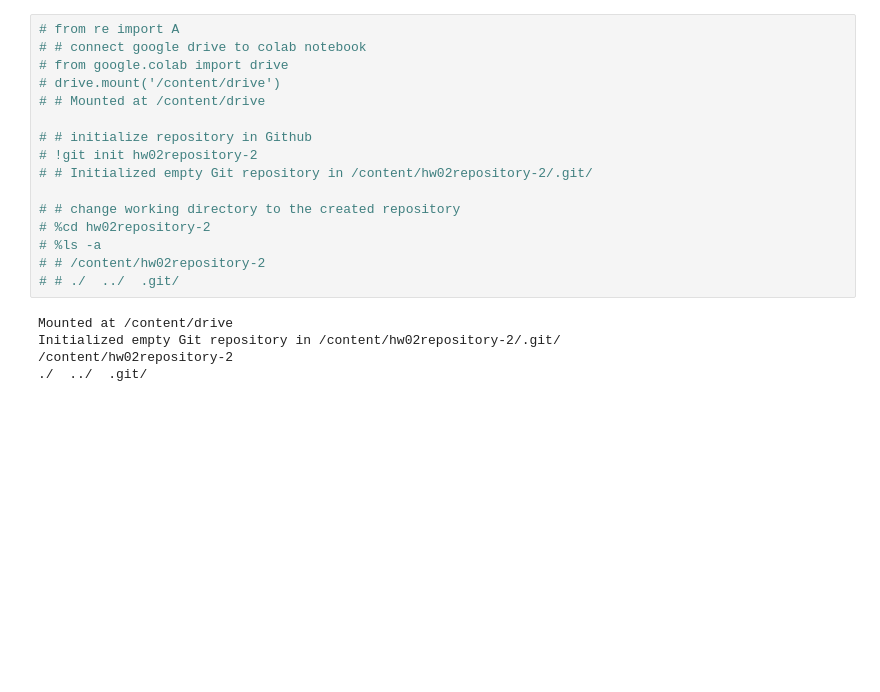
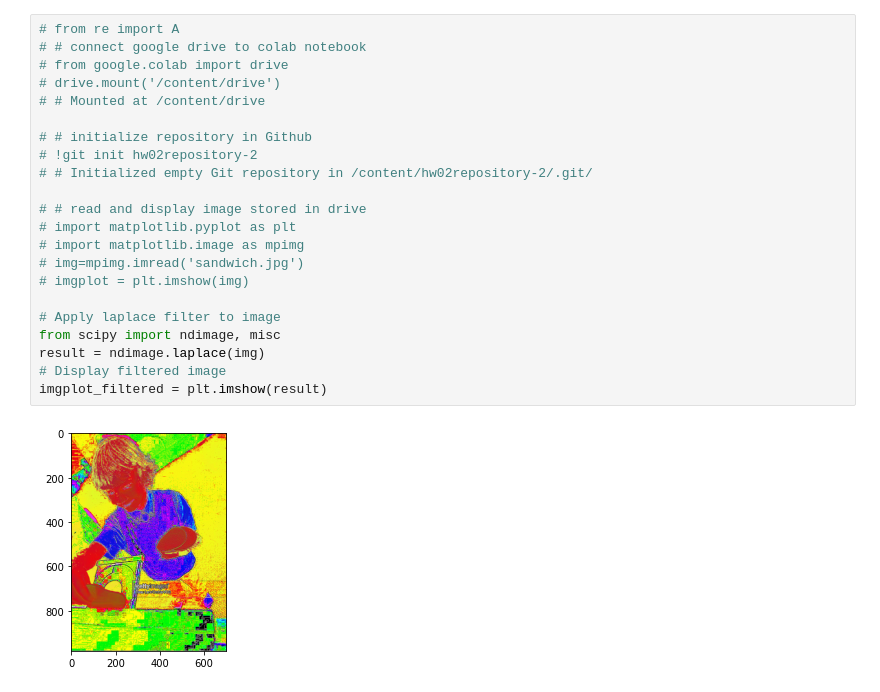
Before and after one commit to SSbmen/hw02repository, a Jupyter notebook: Hw02_shahub_2_ipynb.ipynb, the cells around one changed output. Saved outputs shown, nothing was run; the diff lists cells and outputs as text; blank space fills up the shorter version.

```diff
--- a/Hw02_shahub_2_ipynb.ipynb
+++ b/Hw02_shahub_2_ipynb.ipynb
@@ -3,21 +3,24 @@
 # %%
 # from re import A
 # # connect google drive to colab notebook
 # from google.colab import drive
 # drive.mount('/content/drive')
 # # Mounted at /content/drive
 
 # # initialize repository in Github
 # !git init hw02repository-2
 # # Initialized empty Git repository in /content/hw02repository-2/.git/
 
-# # change working directory to the created repository
-# %cd hw02repository-2
-# %ls -a
-# # /content/hw02repository-2
-# # ./  ../  .git/
+# # read and display image stored in drive
+# import matplotlib.pyplot as plt
+# import matplotlib.image as mpimg
+# img=mpimg.imread('sandwich.jpg')
+# imgplot = plt.imshow(img)
+
+# Apply laplace filter to image
+from scipy import ndimage, misc
+result = ndimage.laplace(img)
+# Display filtered image
+imgplot_filtered = plt.imshow(result)
 # %% [output]
-Mounted at /content/drive
-Initialized empty Git repository in /content/hw02repository-2/.git/
-/content/hw02repository-2
-./  ../  .git/
+[figure, added]
```
